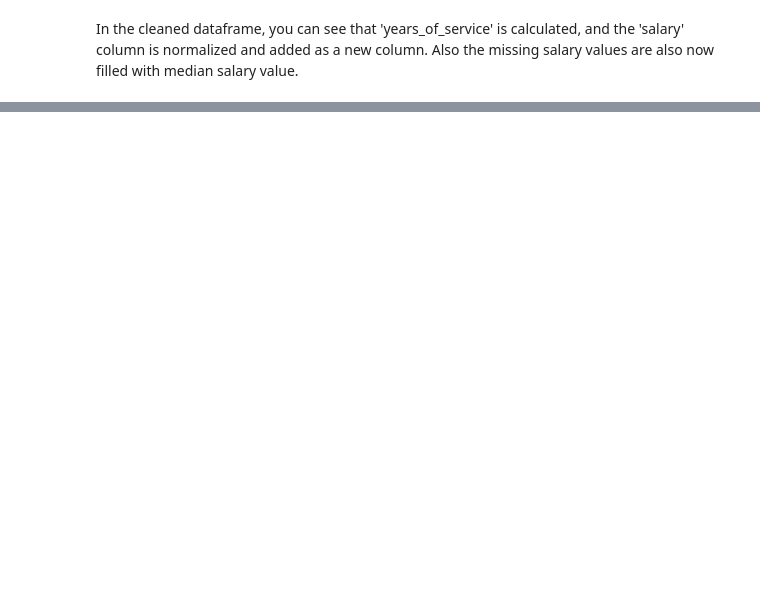
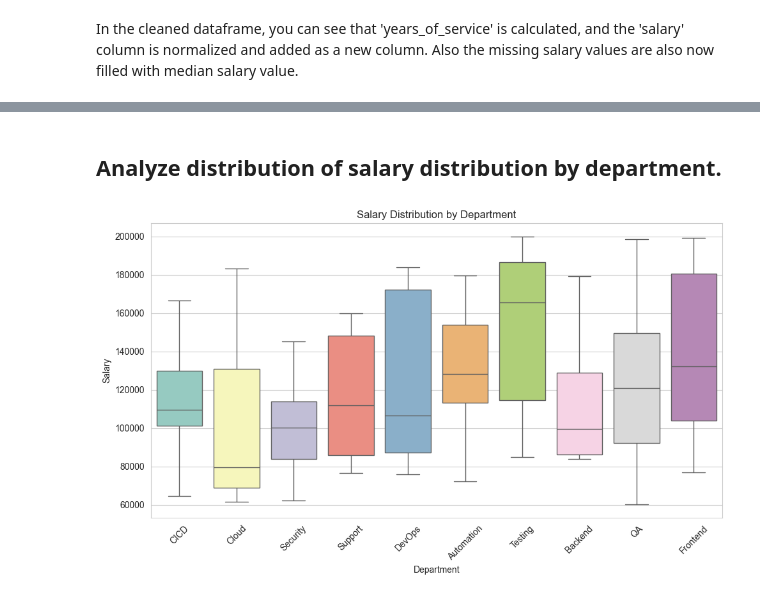
Before and after one commit to Christo-Conestoga-AIML/Ml-Programming-lab-3, a Jupyter notebook: main.ipynb, the cells around one changed output, grey strips where cells are left out. Saved outputs shown, nothing was run; the diff lists cells and outputs as text; code cells hidden in the pictures; blank space fills up the shorter version.

```diff
--- a/main.ipynb
+++ b/main.ipynb
@@ -115,0 +182,9 @@ print(tb.tabulate(employee_processed_df.head(),headers="keys",tablefmt="outline"
+# %%
+complex_df = pd.merge(
+    employees_df,
+    departments_df,
+    on='department_id',
+    how='left'
+)
+
+print(tb.tabulate(complex_df.head(), headers="keys", tablefmt="outline"))
@@ -115,0 +201,16 @@ print(tb.tabulate(employee_processed_df.head(),headers="keys",tablefmt="outline"
+# %% [markdown]
+## Analyze distribution of salary distribution by department.
+# %%
+sns.set_style(style="whitegrid")
+
+# Plot salary distribution by department
+plt.figure(figsize=(10, 6))
+sns.boxplot(data=complex_df, x='department_name', y='salary', hue='department_name', palette="Set3", legend=False)
+plt.title('Salary Distribution by Department')
+plt.ylabel('Salary')
+plt.xlabel('Department')
+plt.xticks(rotation=45)
+plt.tight_layout()
+plt.show()
+# %% [output]
+[figure, added]
```
Also changed, not shown: parts of 17 cells of this notebook, 2 other files.
